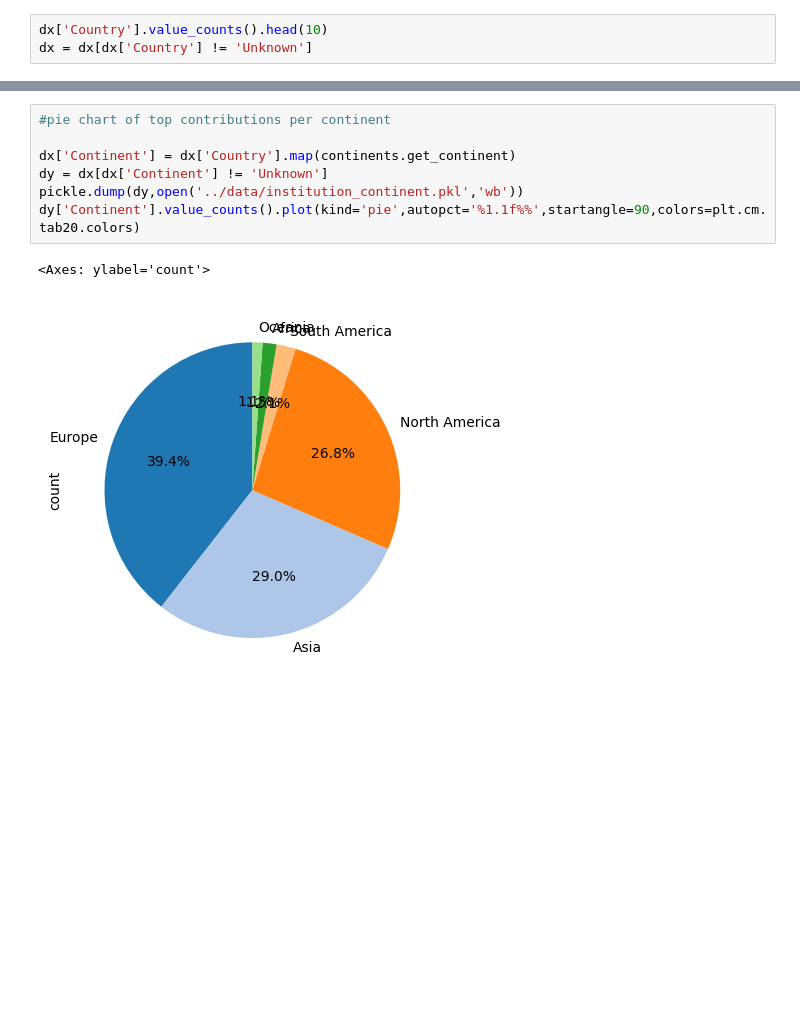
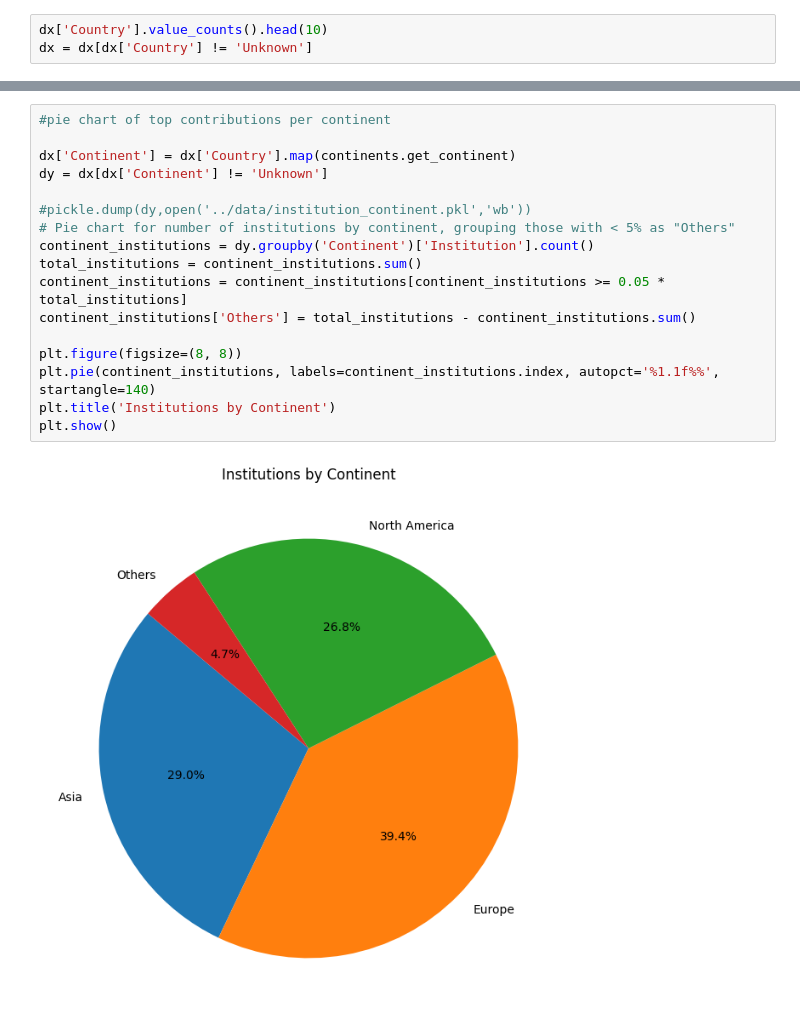
Before and after one commit to epfl-ada/ada-2024-project-hotada, a Jupyter notebook: src/utils/geo.ipynb, the cells around one changed output, grey strips where cells are left out. Saved outputs shown, nothing was run; the diff lists cells and outputs as text; blank space fills up the shorter version.

```diff
--- a/src/utils/geo.ipynb
+++ b/src/utils/geo.ipynb
@@ -181,10 +182,19 @@ dx['Country'].value_counts().head(10).plot(kind='bar')
 # %%
 #pie chart of top contributions per continent
 
 dx['Continent'] = dx['Country'].map(continents.get_continent)
 dy = dx[dx['Continent'] != 'Unknown']
-pickle.dump(dy,open('../data/institution_continent.pkl','wb'))
-dy['Continent'].value_counts().plot(kind='pie',autopct='%1.1f%%',startangle=90,colors=plt.cm.tab20.colors)
+
+#pickle.dump(dy,open('../data/institution_continent.pkl','wb'))
+# Pie chart for number of institutions by continent, grouping those with < 5% as "Others"
+continent_institutions = dy.groupby('Continent')['Institution'].count()
+total_institutions = continent_institutions.sum()
+continent_institutions = continent_institutions[continent_institutions >= 0.05 * total_institutions]
+continent_institutions['Others'] = total_institutions - continent_institutions.sum()
+
+plt.figure(figsize=(8, 8))
+plt.pie(continent_institutions, labels=continent_institutions.index, autopct='%1.1f%%', startangle=140)
+plt.title('Institutions by Continent')
+plt.show()
 # %% [output]
-<Axes: ylabel='count'>
-[figure, old version]
+[figure, new version]
```
Also changed, not shown: parts of 3 cells of this notebook.
